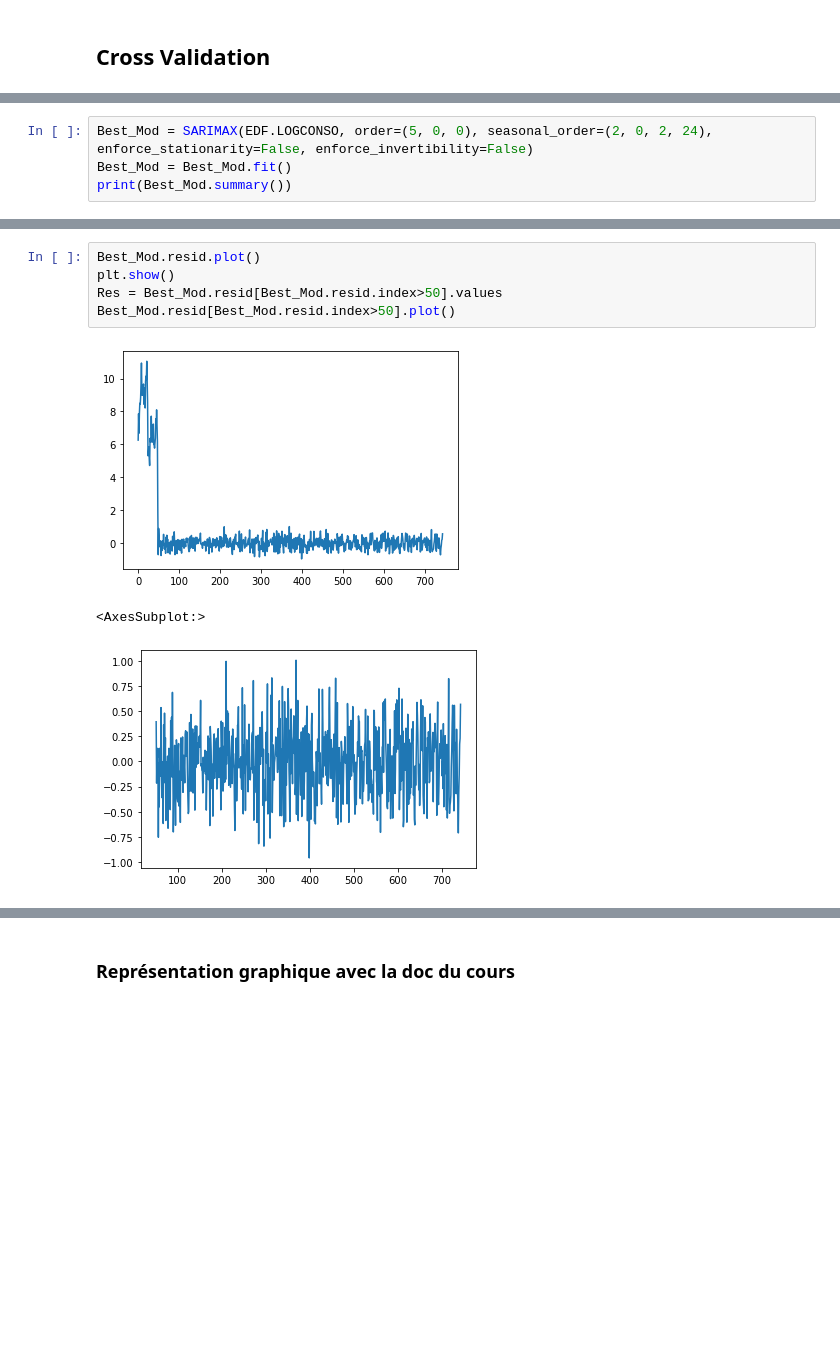
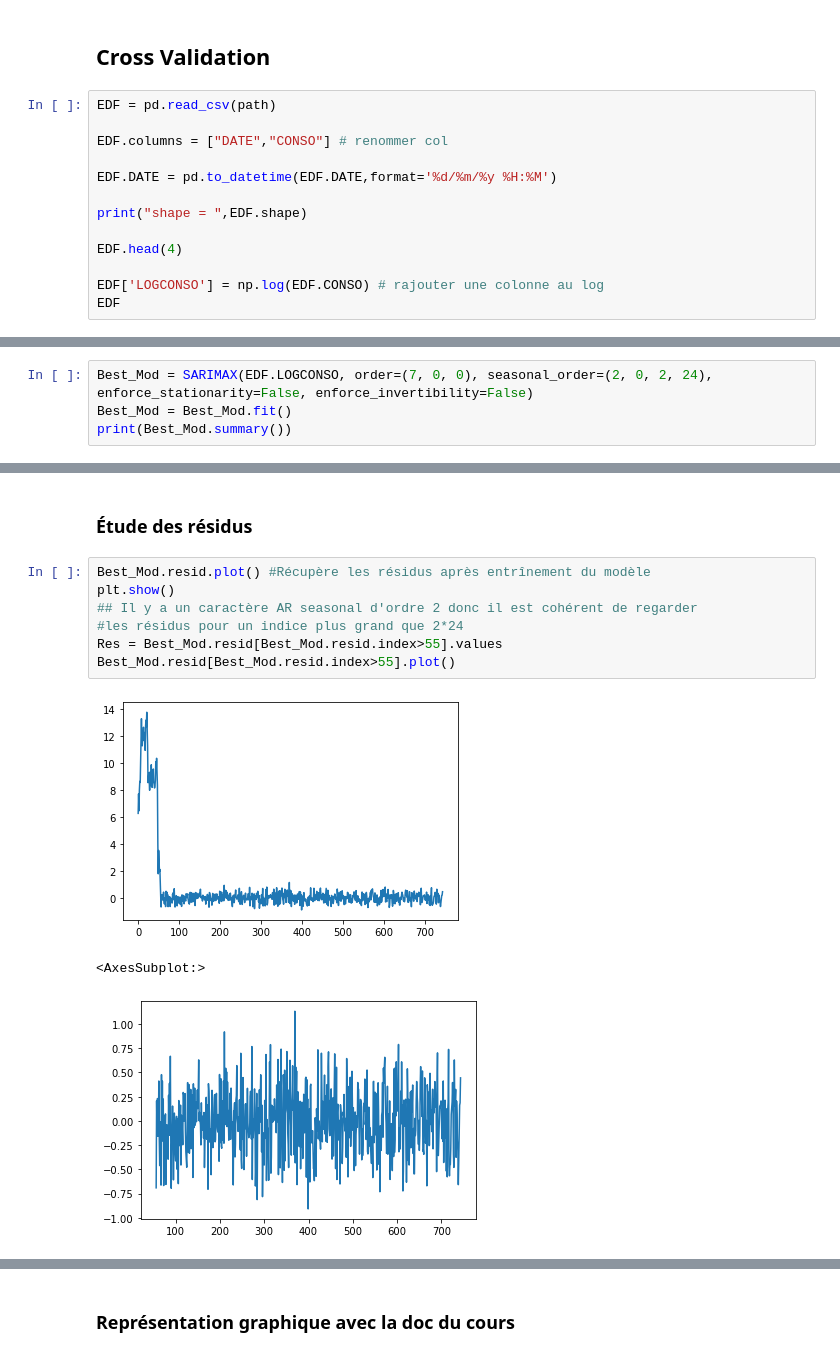
Before and after one commit to Ivanbtz9/Master2_datascience, a Jupyter notebook: Série chronologiques_Proïa/Projet_electricité/first_job.ipynb, the cells around one changed output, grey strips where cells are left out. Cells and saved outputs as stored; diff of their text form; blank space fills up the shorter version.

```diff
--- a/Série chronologiques_Proïa/Projet_electricité/first_job.ipynb
+++ b/Série chronologiques_Proïa/Projet_electricité/first_job.ipynb
@@ -524,3 +597,16 @@ The behavior of DatetimeProperties.to_pydatetime is deprecated, in a future vers
 Les quatre modèles suivants semblent bien coller aux données fournies, nous pouvons maintenant choisir le plus performant à l'aide de la Cross Validation pour proposer une prédiction sur les 7 prochains jours.
 # %% [markdown]
 ## Cross Validation
+# %%
+EDF = pd.read_csv(path)
+
+EDF.columns = ["DATE","CONSO"] # renommer col
+
+EDF.DATE = pd.to_datetime(EDF.DATE,format='%d/%m/%y %H:%M')
+
+print("shape = ",EDF.shape)
+
+EDF.head(4)
+
+EDF['LOGCONSO'] = np.log(EDF.CONSO) # rajouter une colonne au log
+EDF
@@ -678,5 +859,5 @@ Le choix du modèle 2 semble mieux coller aux données après prédiction. Nous
 # %%
-Best_Mod = SARIMAX(EDF.LOGCONSO, order=(5, 0, 0), seasonal_order=(2, 0, 2, 24), enforce_stationarity=False, enforce_invertibility=False)
+Best_Mod = SARIMAX(EDF.LOGCONSO, order=(7, 0, 0), seasonal_order=(2, 0, 2, 24), enforce_stationarity=False, enforce_invertibility=False)
 Best_Mod = Best_Mod.fit()
 print(Best_Mod.summary())
 # %% [output]
@@ -723,10 +905,14 @@ plot_best = Best_Mod.plot_diagnostics(figsize=(10,10),lags=70)
+# %% [markdown]
+### Étude des résidus
 # %%
-Best_Mod.resid.plot()
+Best_Mod.resid.plot() #Récupère les résidus après entrînement du modèle
 plt.show()
-Res = Best_Mod.resid[Best_Mod.resid.index>50].values
-Best_Mod.resid[Best_Mod.resid.index>50].plot()
+## Il y a un caractère AR seasonal d'ordre 2 donc il est cohérent de regarder
+#les résidus pour un indice plus grand que 2*24
+Res = Best_Mod.resid[Best_Mod.resid.index>55].values
+Best_Mod.resid[Best_Mod.resid.index>55].plot()
 # %% [output]
-[figure, old version]
+[figure, new version]
 <AxesSubplot:>
-[figure, old version]
+[figure, new version]
 # %%
```
Also changed, not shown: parts of 45 cells of this notebook, 36 other files.
